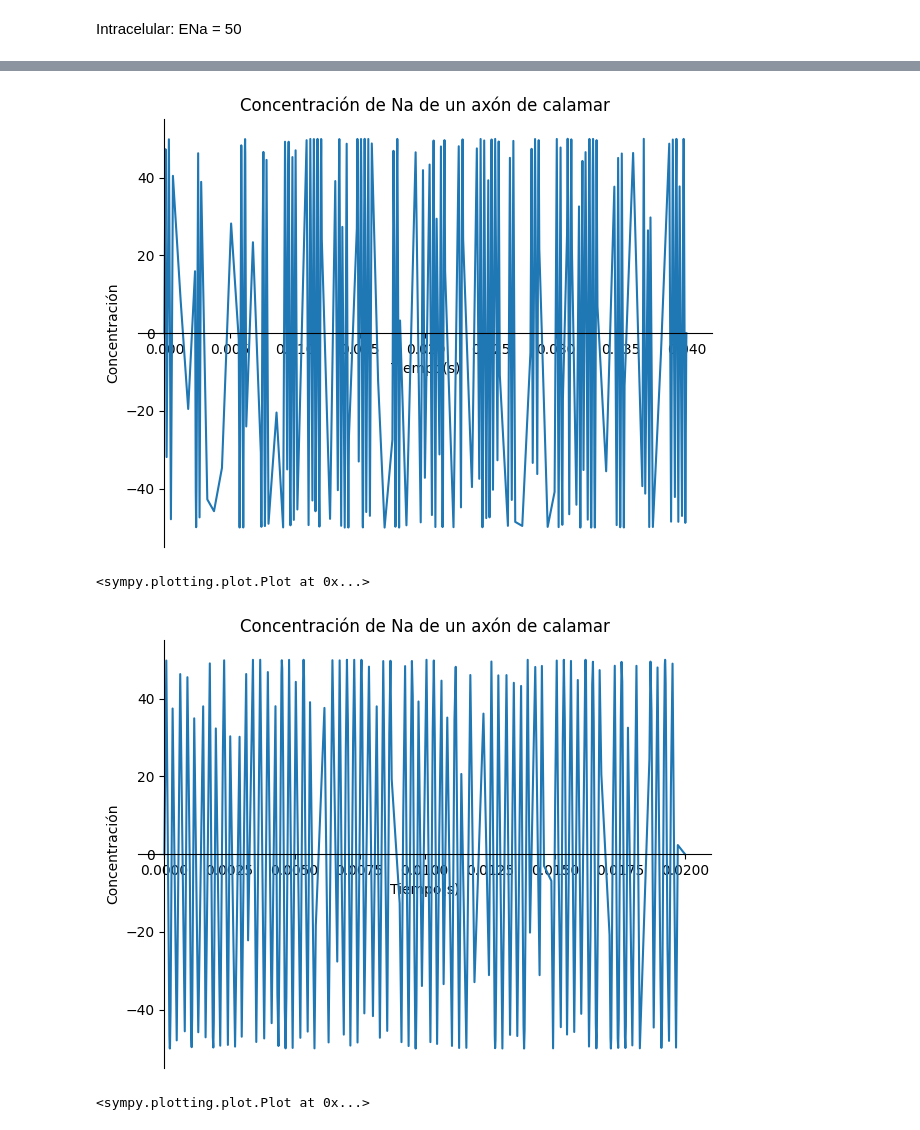
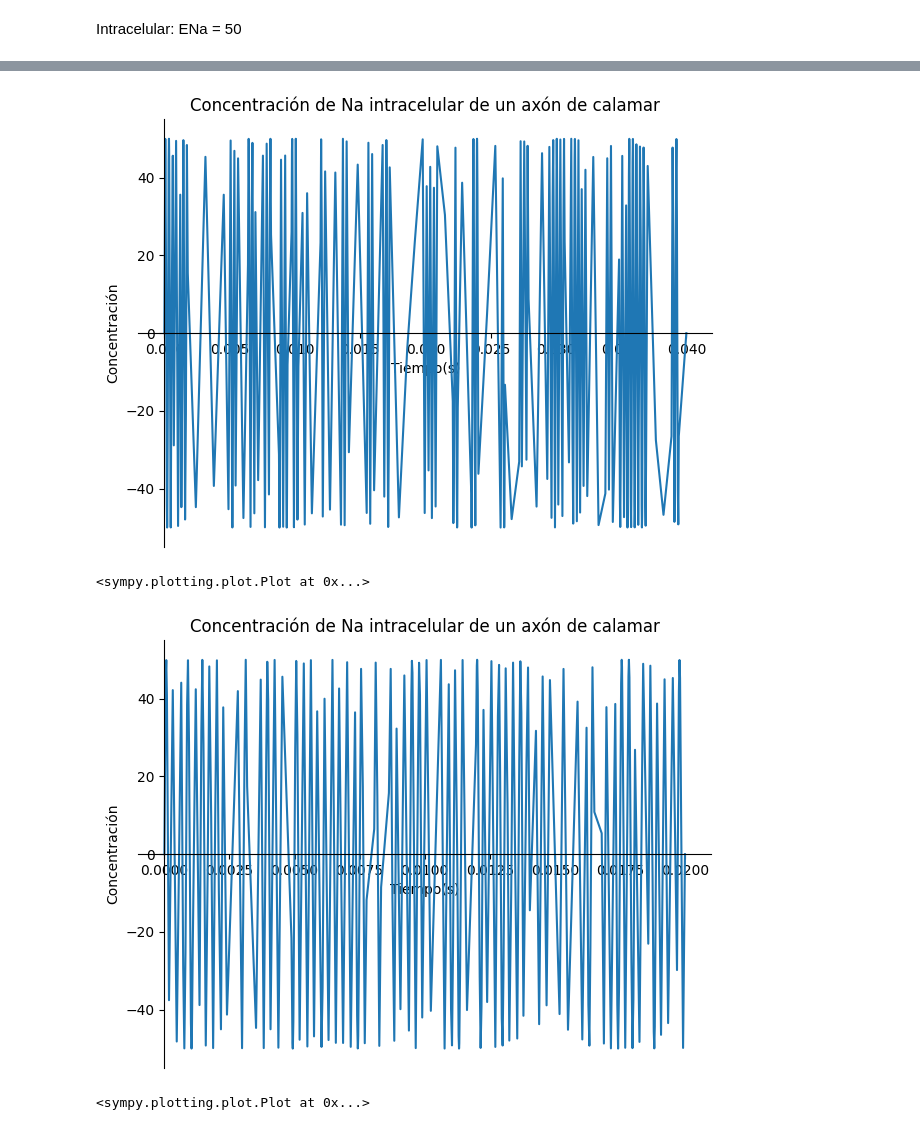
Before and after one commit to kEduardoPC/FenomenosBioelectricos, a Jupyter notebook: Act1_FB_1896768.ipynb, the cells around one changed output, grey strips where cells are left out. Drawn from its saved outputs; the diff is of its cells as text; code cells hidden in the pictures.

```diff
--- a/Act1_FB_1896768.ipynb
+++ b/Act1_FB_1896768.ipynb
@@ -308,16 +308,16 @@ sympy.plot(VNa.subs({Na_out:50,Na_in:1,f:60,Ts:1/60}),(t,-0.04,0.04),
 # %%
 #t 0 a 0.4
 sympy.plot(VNa.subs({Na_out:50,Na_in:1,f:60,Ts:1/60}),(t,0,0.04),
-           title="Concentración de Na de un axón de calamar",xlabel="Tiempo(s)",
-           ylabel="Concentración")
+           title="Concentración de Na intracelular de un axón de calamar",
+           xlabel="Tiempo(s)",ylabel="Concentración")
 # %% [output]
-[figure, old version]
+[figure, new version]
 <sympy.plotting.plot.Plot at 0x...>
 # %%
 #t 0 a 0.02
 sympy.plot(VNa.subs({Na_out:50,Na_in:1,f:60,Ts:1/60}),(t,0,0.02),
-           title="Concentración de Na de un axón de calamar",xlabel="Tiempo(s)",
-           ylabel="Concentración")
+           title="Concentración de Na intracelular de un axón de calamar",
+           xlabel="Tiempo(s)",ylabel="Concentración")
 # %% [output]
-[figure, old version]
+[figure, new version]
 <sympy.plotting.plot.Plot at 0x...>
```
Also changed, not shown: parts of 4 cells of this notebook.
